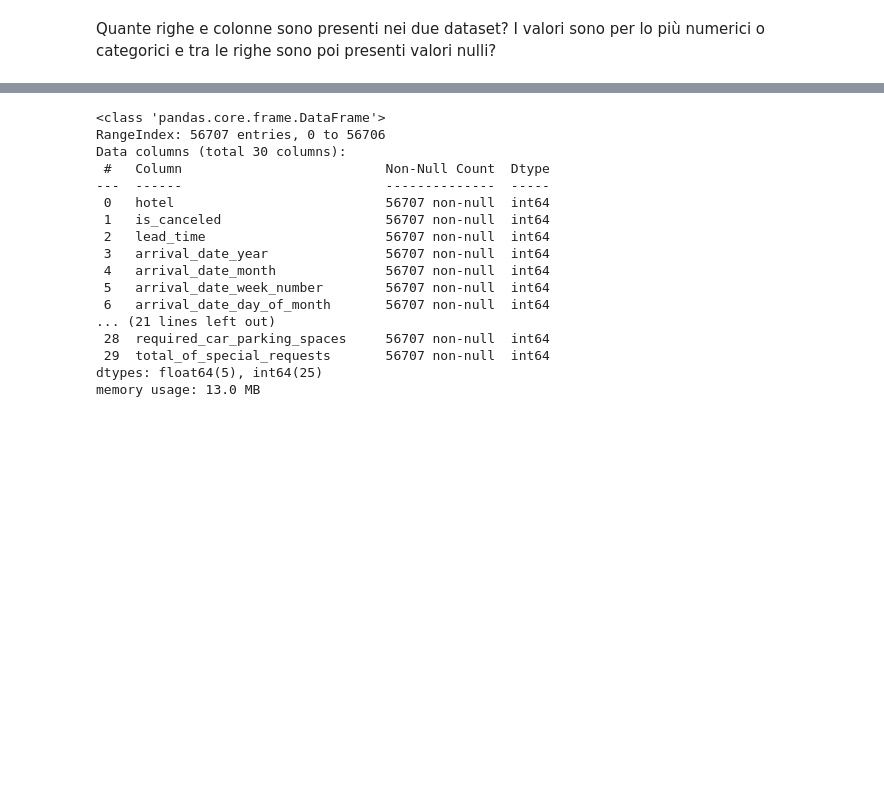
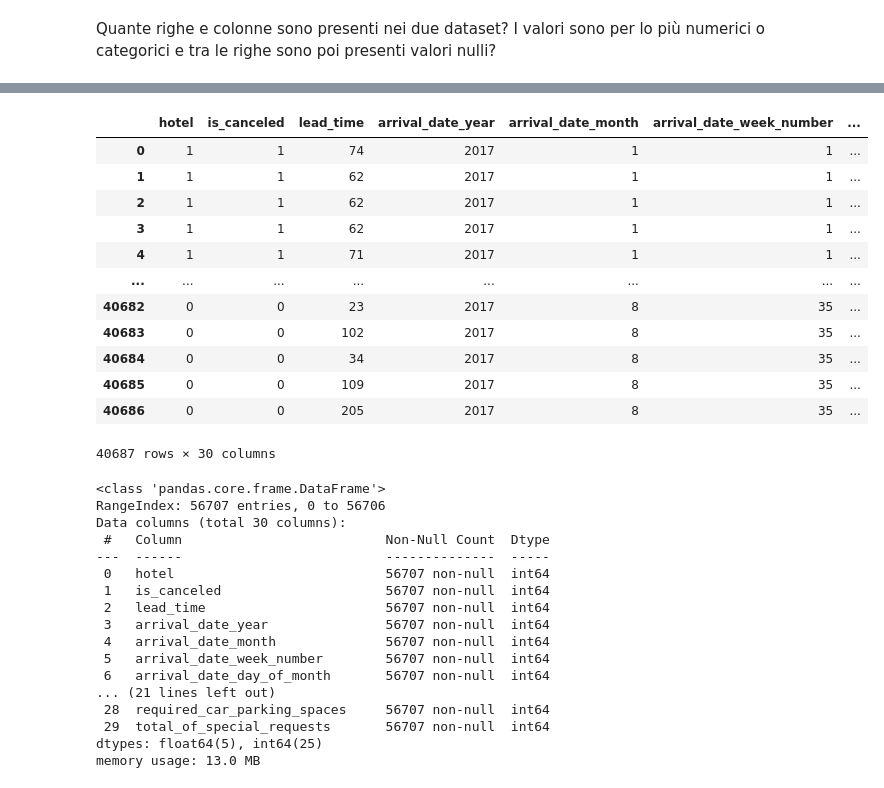
Before and after one commit to Nikocioni/progetto_programmazione_nik_ross_salvo, a Jupyter notebook: progetto_niko_ross_salvo_2.ipynb, the cells around one changed output, grey strips where cells are left out. Cells and saved outputs as stored; diff of their text form; code cells hidden in the pictures; blank space fills up the shorter version.

```diff
--- a/progetto_niko_ross_salvo_2.ipynb
+++ b/progetto_niko_ross_salvo_2.ipynb
@@ -12,3 +30,19 @@ Quante righe e colonne sono presenti nei due dataset? I valori sono per lo più
+# %%
+test
+# %% [output]
+|  | hotel | is_canceled | lead_time | arrival_date_year | arrival_date_month | arrival_date_week_number | ... |
+| 0 | 1 | 1 | 74 | 2017 | 1 | 1 | ... |
+| 1 | 1 | 1 | 62 | 2017 | 1 | 1 | ... |
+| 2 | 1 | 1 | 62 | 2017 | 1 | 1 | ... |
+| 3 | 1 | 1 | 62 | 2017 | 1 | 1 | ... |
+| 4 | 1 | 1 | 71 | 2017 | 1 | 1 | ... |
+| ... | ... | ... | ... | ... | ... | ... | ... |
+| 40682 | 0 | 0 | 23 | 2017 | 8 | 35 | ... |
+| 40683 | 0 | 0 | 102 | 2017 | 8 | 35 | ... |
+| 40684 | 0 | 0 | 34 | 2017 | 8 | 35 | ... |
+| 40685 | 0 | 0 | 109 | 2017 | 8 | 35 | ... |
+| 40686 | 0 | 0 | 205 | 2017 | 8 | 35 | ... |
+40687 rows × 30 columns
 # %%
 train.info()
 # %% [output]
```
Also changed, not shown: parts of 19 cells of this notebook.
